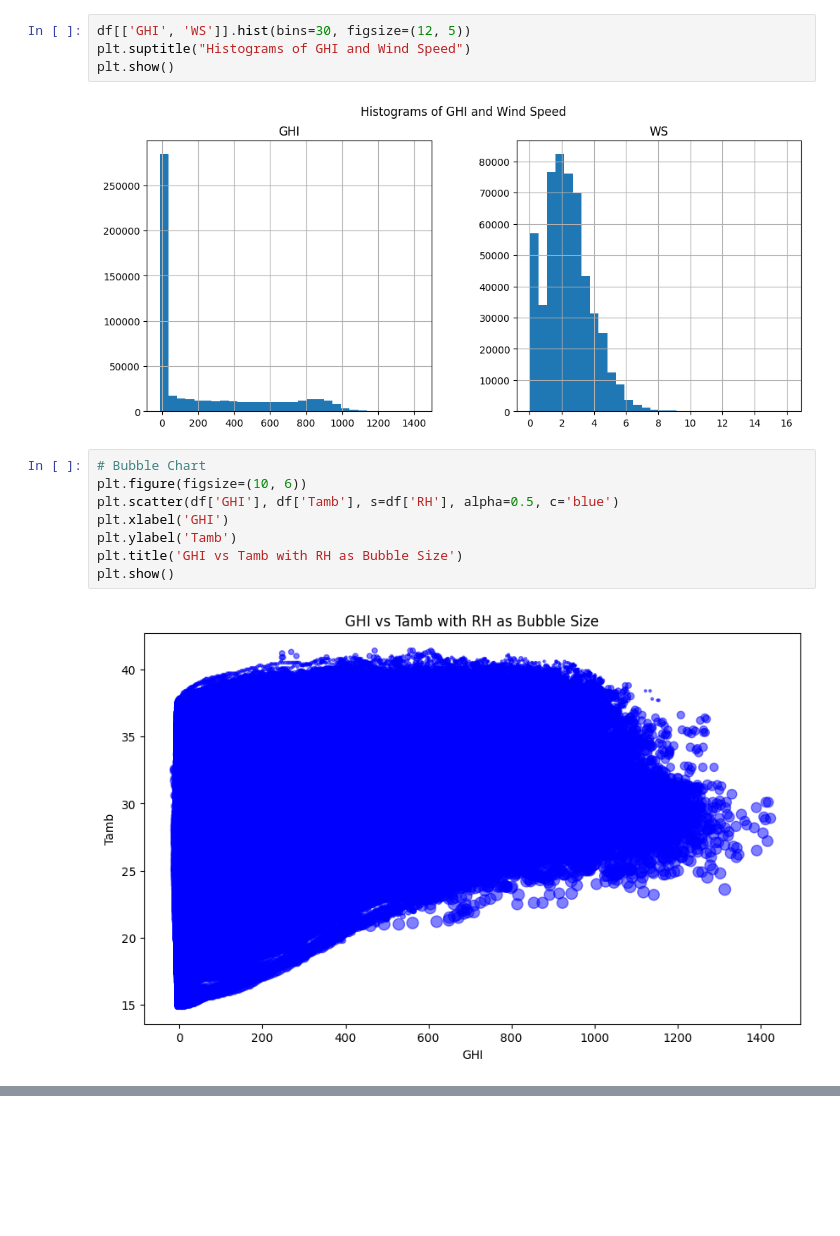
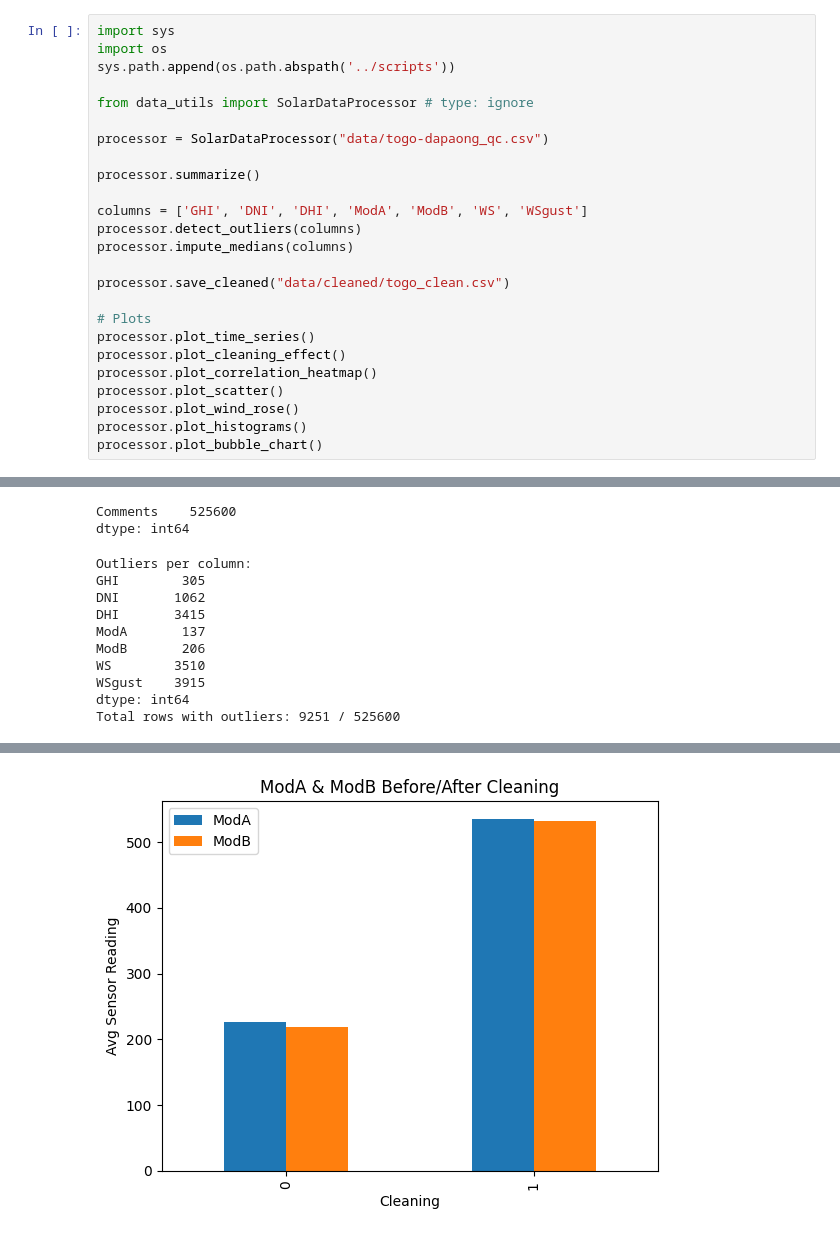
Before and after one commit to YeabTilahun/solar-challenge-week1, a Jupyter notebook: notebooks/togo.ipynb, the cells around one changed output, grey strips where cells are left out. Drawn from its saved outputs; the diff is of its cells as text; blank space fills up the shorter version.

```diff
--- a/notebooks/togo.ipynb
+++ b/notebooks/togo.ipynb
@@ -135,16 +1,26 @@ plt.show()
-# %%
-df[['GHI', 'WS']].hist(bins=30, figsize=(12, 5))
-plt.suptitle("Histograms of GHI and Wind Speed")
-plt.show()
-# %% [output]
-[figure, removed]
-# %%
-# Bubble Chart
-plt.figure(figsize=(10, 6))
-plt.scatter(df['GHI'], df['Tamb'], s=df['RH'], alpha=0.5, c='blue')
-plt.xlabel('GHI')
-plt.ylabel('Tamb')
-plt.title('GHI vs Tamb with RH as Bubble Size')
-plt.show()
-# %% [output]
-[figure, removed]
+# %%
+import sys
+import os
+sys.path.append(os.path.abspath('../scripts'))
+
+from data_utils import SolarDataProcessor # type: ignore
+
+processor = SolarDataProcessor("data/togo-dapaong_qc.csv")
+
+processor.summarize()
+
+columns = ['GHI', 'DNI', 'DHI', 'ModA', 'ModB', 'WS', 'WSgust']
+processor.detect_outliers(columns)
+processor.impute_medians(columns)
+
+processor.save_cleaned("data/cleaned/togo_clean.csv")
+
+# Plots
+processor.plot_time_series()
+processor.plot_cleaning_effect()
+processor.plot_correlation_heatmap()
+processor.plot_scatter()
+processor.plot_wind_rose()
+processor.plot_histograms()
+processor.plot_bubble_chart()
+# %% [output]
@@ -150,0 +58,12 @@ plt.show()
+Comments    525600
+dtype: int64
+Outliers per column:
+GHI        305
+DNI       1062
+DHI       3415
+ModA       137
+ModB       206
+WS        3510
+WSgust    3915
+dtype: int64
+Total rows with outliers: 9251 / 525600
@@ -150,0 +71 @@ plt.show()
+[figure, added]
```
Also changed, not shown: parts of 12 cells of this notebook, 3 other files.
